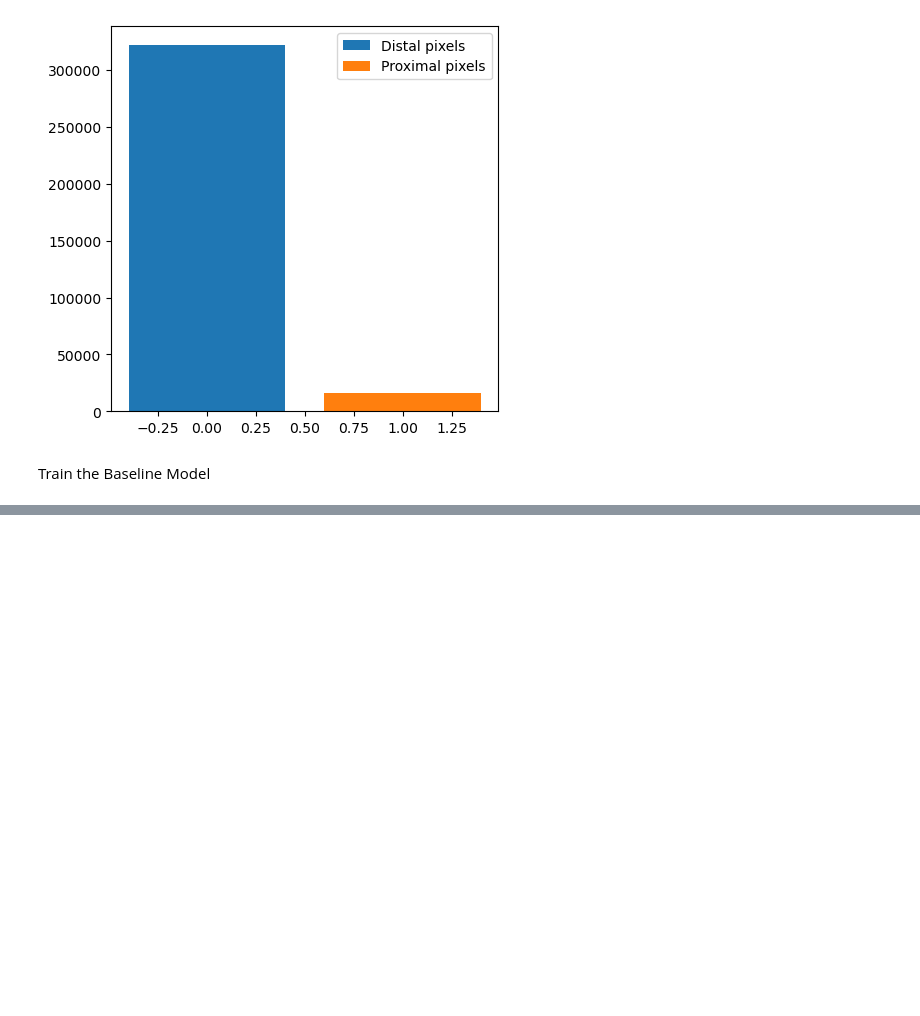
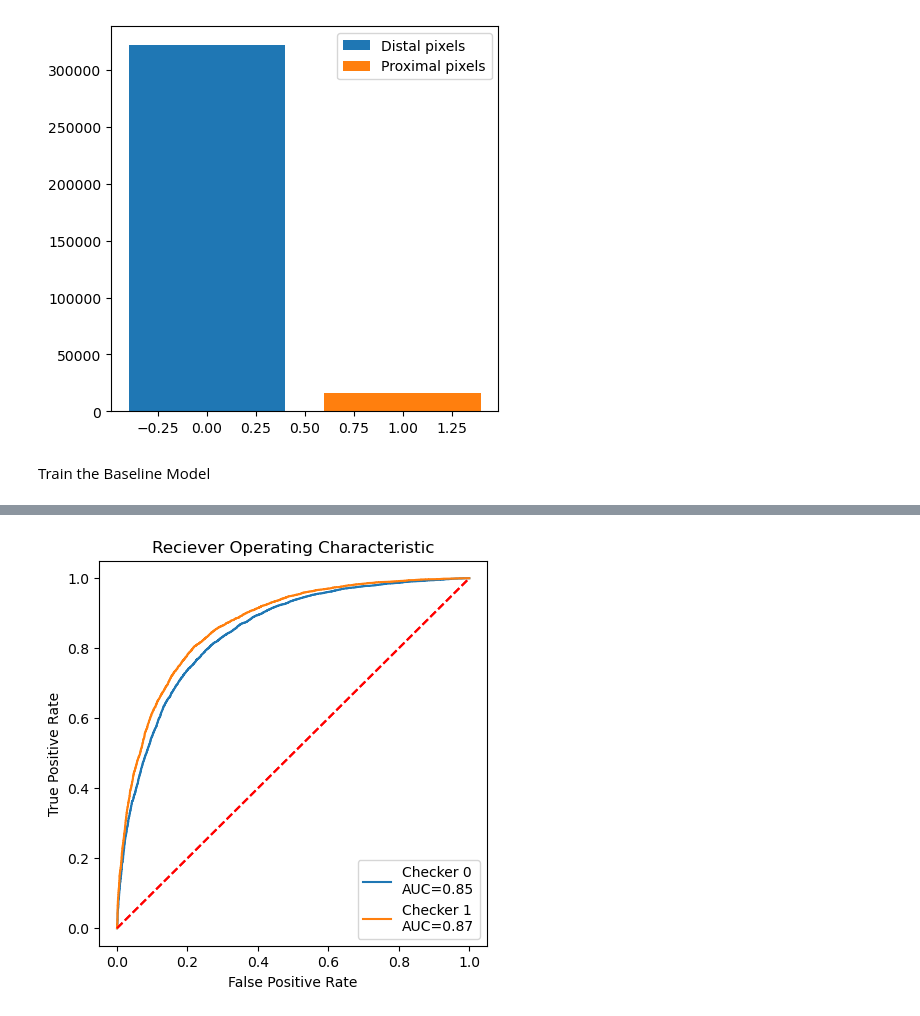
Before and after one commit to DaveBrig/Gas_Prediction_from_Seismic_Attributes, a Jupyter notebook: code/Gas_Probability.ipynb, the cells around one changed output, grey strips where cells are left out. Drawn from its saved outputs; the diff is of its cells as text; code cells hidden in the pictures; blank space fills up the shorter version.

Commit message:
initial predictions

```diff
--- a/code/Gas_Probability.ipynb
+++ b/code/Gas_Probability.ipynb
@@ -135,0 +145,3 @@ Train the Baseline Model
+# %%
+# Define a Random Undersampler
+rus = RandomUnderSampler(random_state=42)
@@ -135,0 +199,14 @@ Train the Baseline Model
+# %%
+# define models fit them to different checkerboard data selections
+
+# stratify the checker data sets
+X_check0, y_check0 = rus.fit_resample(X_check0, y_check0)
+X_check1, y_check1 = rus.fit_resample(X_check1, y_check1)
+
+# fit model 3
+model3 = XGBClassifier()
+model3.fit(X_check0, y_check0)
+
+# fit model 4
+model4 = XGBClassifier()
+model4.fit(X_check1, y_check1)
@@ -135,0 +225,22 @@ Train the Baseline Model
+# %%
+from sklearn.metrics import roc_curve, auc
+
+# evaluate the models on checker data unseen in training
+roc_data = []
+for model, X_check, y_check in zip([model3, model4], [X_check1, X_check0], [y_check1, y_check0]):
+  y_pred = model.predict_proba(X_check)
+  fpr, tpr, threshold = roc_curve(y_check, y_pred[:,1])
+  roc_auc = auc(fpr, tpr)
+  roc_data.append((fpr, tpr, roc_auc))
+
+# visualise this
+fig, ax = plt.subplots(figsize=(5,5))
+for i, (fpr, tpr, roc_auc) in enumerate(roc_data):
+  ax.plot(fpr, tpr, label='Checker {}\nAUC={}'.format(i, round(roc_auc,2)))
+  ax.plot([0,1], [0,1], 'r--')
+ax.set(title='Reciever Operating Characteristic',
+       ylabel='True Positive Rate', xlabel='False Positive Rate')
+ax.legend()
+plt.show()
+# %% [output]
+[figure, added]
```
Also changed, not shown: parts of 7 cells of this notebook, 1 other file.
